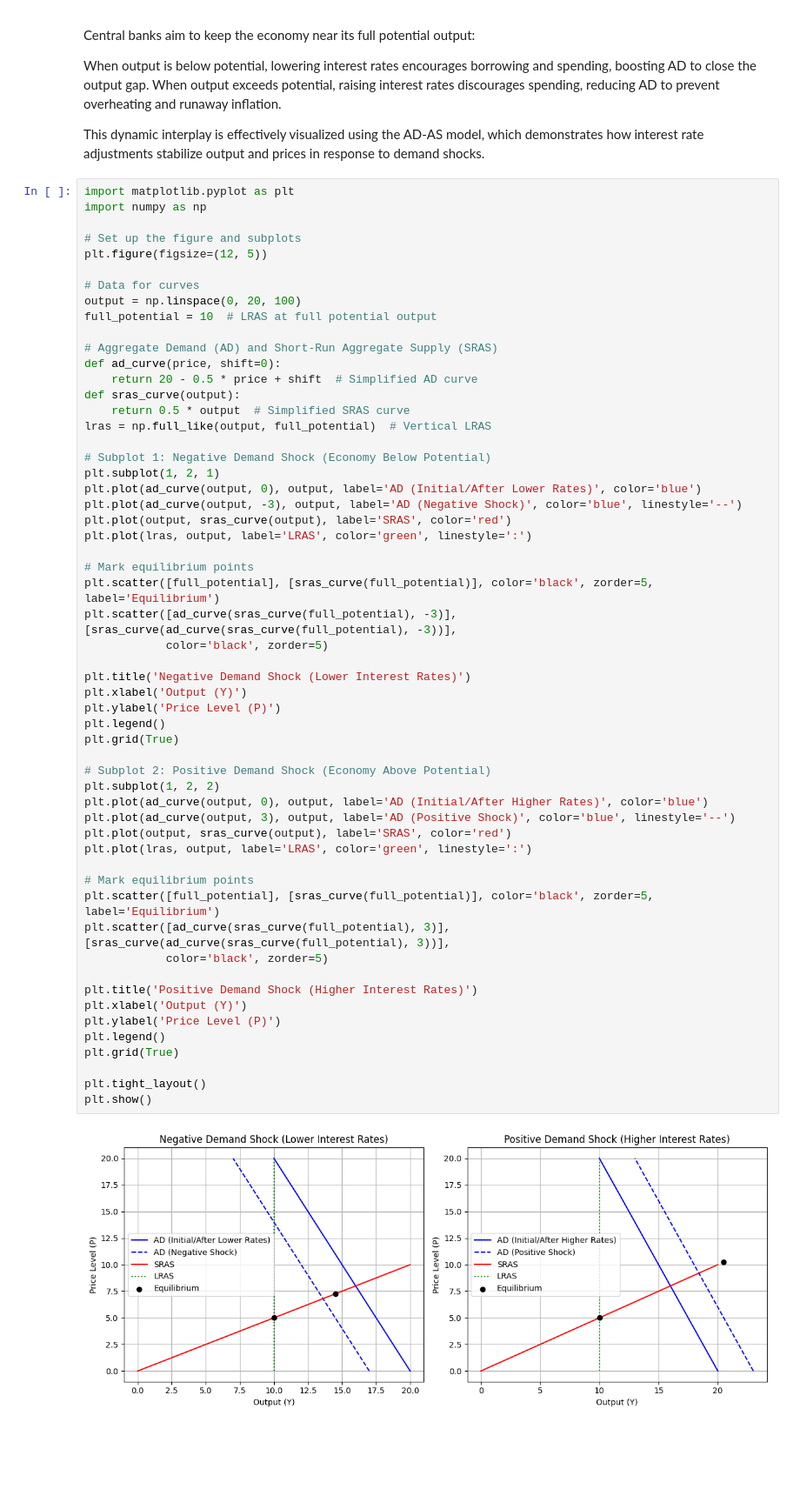
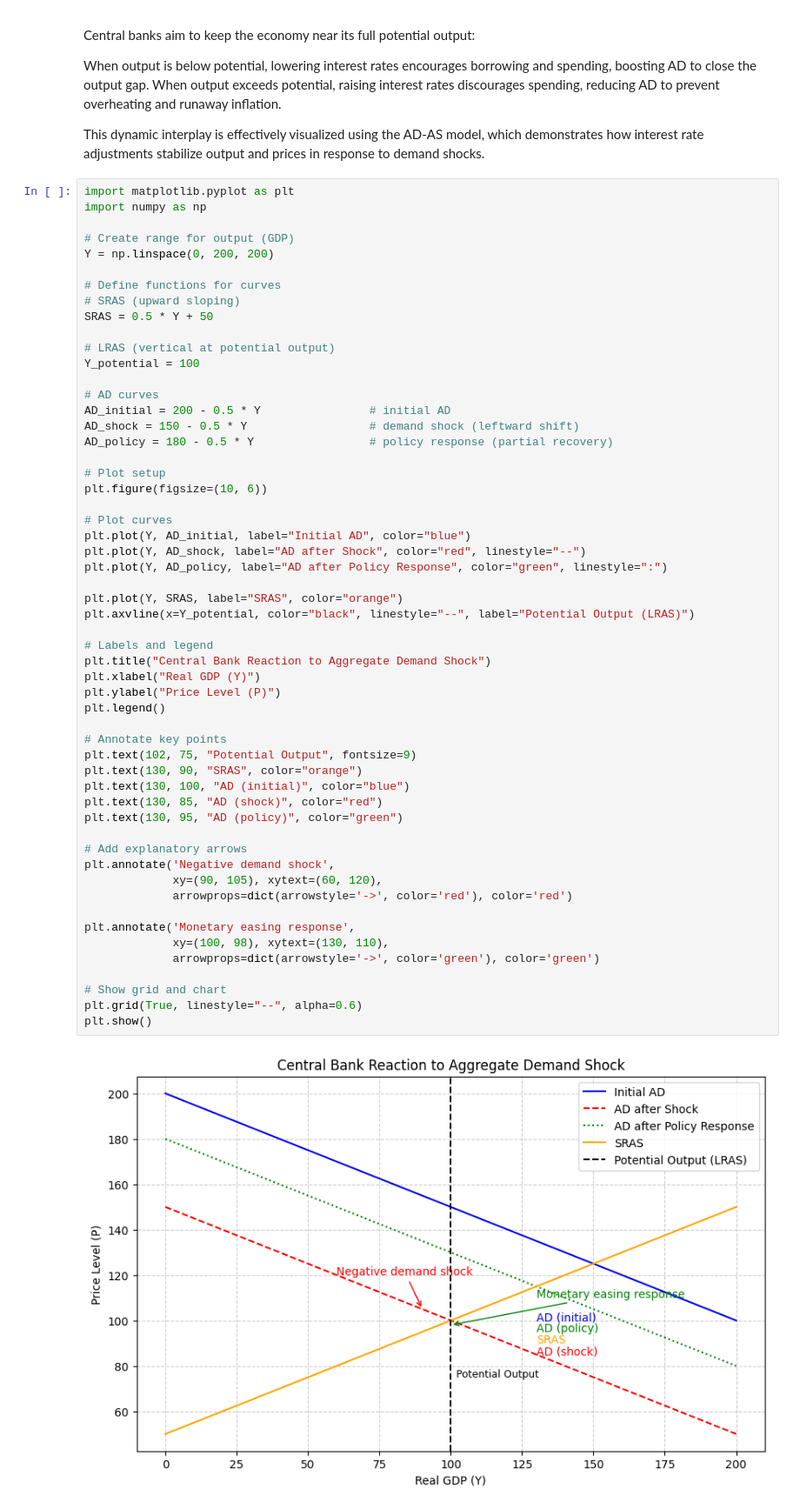
Before and after one commit to Python-Financial-Analyst/pyfian_dev, a Jupyter notebook: notebooks/fixed_income/03_curves.ipynb, the cells around one changed output. Shown at 87% size. Saved outputs shown, nothing was run; the diff lists cells and outputs as text; blank space fills up the shorter version.

Commit message:
improved plot

```diff
--- a/notebooks/fixed_income/03_curves.ipynb
+++ b/notebooks/fixed_income/03_curves.ipynb
@@ -156,58 +156,57 @@ This dynamic interplay is effectively visualized using the AD-AS model, which de
 # %%
 import matplotlib.pyplot as plt
 import numpy as np
 
-# Set up the figure and subplots
-plt.figure(figsize=(12, 5))
+# Create range for output (GDP)
+Y = np.linspace(0, 200, 200)
 
-# Data for curves
-output = np.linspace(0, 20, 100)
-full_potential = 10  # LRAS at full potential output
+# Define functions for curves
+# SRAS (upward sloping)
+SRAS = 0.5 * Y + 50
 
-# Aggregate Demand (AD) and Short-Run Aggregate Supply (SRAS)
-def ad_curve(price, shift=0):
-    return 20 - 0.5 * price + shift  # Simplified AD curve
-def sras_curve(output):
-    return 0.5 * output  # Simplified SRAS curve
-lras = np.full_like(output, full_potential)  # Vertical LRAS
+# LRAS (vertical at potential output)
+Y_potential = 100
 
-# Subplot 1: Negative Demand Shock (Economy Below Potential)
-plt.subplot(1, 2, 1)
-plt.plot(ad_curve(output, 0), output, label='AD (Initial/After Lower Rates)', color='blue')
-plt.plot(ad_curve(output, -3), output, label='AD (Negative Shock)', color='blue', linestyle='--')
-plt.plot(output, sras_curve(output), label='SRAS', color='red')
-plt.plot(lras, output, label='LRAS', color='green', linestyle=':')
+# AD curves
+AD_initial = 200 - 0.5 * Y                # initial AD
+AD_shock = 150 - 0.5 * Y                  # demand shock (leftward shift)
+AD_policy = 180 - 0.5 * Y                 # policy response (partial recovery)
 
-# Mark equilibrium points
-plt.scatter([full_potential], [sras_curve(full_potential)], color='black', zorder=5, label='Equilibrium')
-plt.scatter([ad_curve(sras_curve(full_potential), -3)], [sras_curve(ad_curve(sras_curve(full_potential), -3))],
-            color='black', zorder=5)
+# Plot setup
+plt.figure(figsize=(10, 6))
 
-plt.title('Negative Demand Shock (Lower Interest Rates)')
-plt.xlabel('Output (Y)')
-plt.ylabel('Price Level (P)')
+# Plot curves
+plt.plot(Y, AD_initial, label="Initial AD", color="blue")
+plt.plot(Y, AD_shock, label="AD after Shock", color="red", linestyle="--")
+plt.plot(Y, AD_policy, label="AD after Policy Response", color="green", linestyle=":")
+
+plt.plot(Y, SRAS, label="SRAS", color="orange")
+plt.axvline(x=Y_potential, color="black", linestyle="--", label="Potential Output (LRAS)")
+
+# Labels and legend
+plt.title("Central Bank Reaction to Aggregate Demand Shock")
+plt.xlabel("Real GDP (Y)")
+plt.ylabel("Price Level (P)")
 plt.legend()
-plt.grid(True)
 
-# Subplot 2: Positive Demand Shock (Economy Above Potential)
-plt.subplot(1, 2, 2)
-plt.plot(ad_curve(output, 0), output, label='AD (Initial/After Higher Rates)', color='blue')
-plt.plot(ad_curve(output, 3), output, label='AD (Positive Shock)', color='blue', linestyle='--')
-plt.plot(output, sras_curve(output), label='SRAS', color='red')
-plt.plot(lras, output, label='LRAS', color='green', linestyle=':')
+# Annotate key points
+plt.text(102, 75, "Potential Output", fontsize=9)
+plt.text(130, 90, "SRAS", color="orange")
+plt.text(130, 100, "AD (initial)", color="blue")
+plt.text(130, 85, "AD (shock)", color="red")
+plt.text(130, 95, "AD (policy)", color="green")
 
-# Mark equilibrium points
-plt.scatter([full_potential], [sras_curve(full_potential)], color='black', zorder=5, label='Equilibrium')
-plt.scatter([ad_curve(sras_curve(full_potential), 3)], [sras_curve(ad_curve(sras_curve(full_potential), 3))],
-            color='black', zorder=5)
+# Add explanatory arrows
+plt.annotate('Negative demand shock',
+             xy=(90, 105), xytext=(60, 120),
+             arrowprops=dict(arrowstyle='->', color='red'), color='red')
 
-plt.title('Positive Demand Shock (Higher Interest Rates)')
-plt.xlabel('Output (Y)')
-plt.ylabel('Price Level (P)')
-plt.legend()
-plt.grid(True)
+plt.annotate('Monetary easing response',
+             xy=(100, 98), xytext=(130, 110),
+             arrowprops=dict(arrowstyle='->', color='green'), color='green')
 
-plt.tight_layout()
+# Show grid and chart
+plt.grid(True, linestyle="--", alpha=0.6)
 plt.show()
 # %% [output]
-[figure, old version]
+[figure, new version]
```
